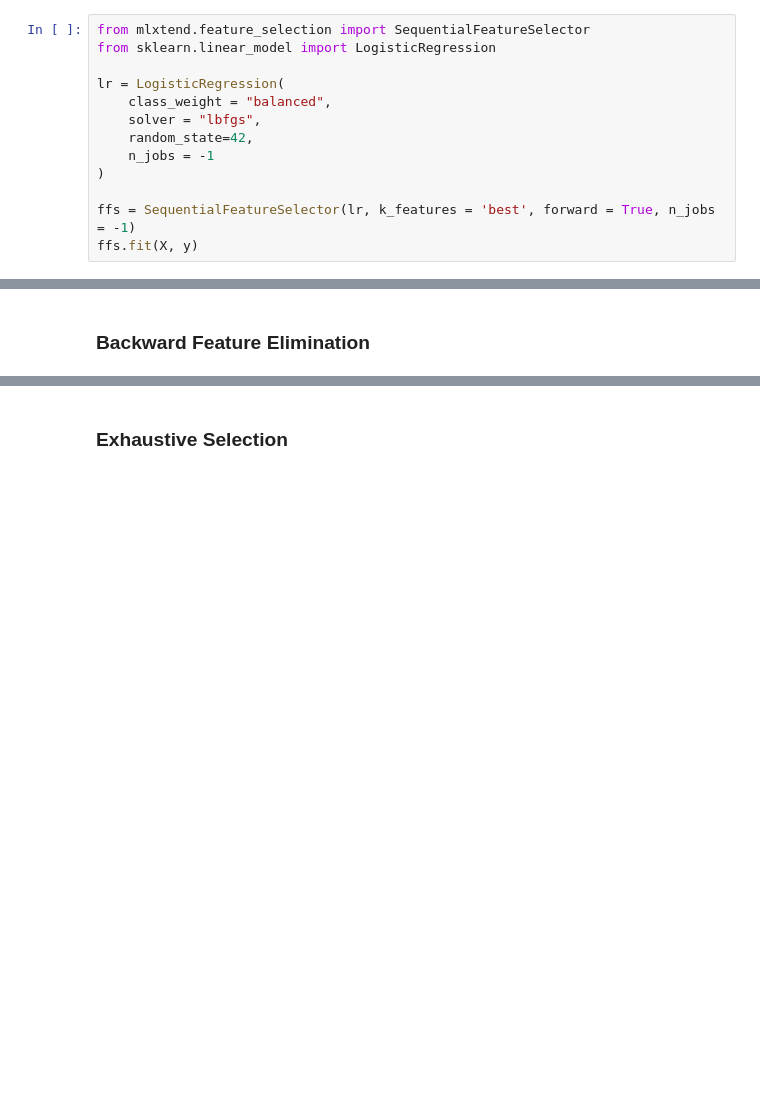
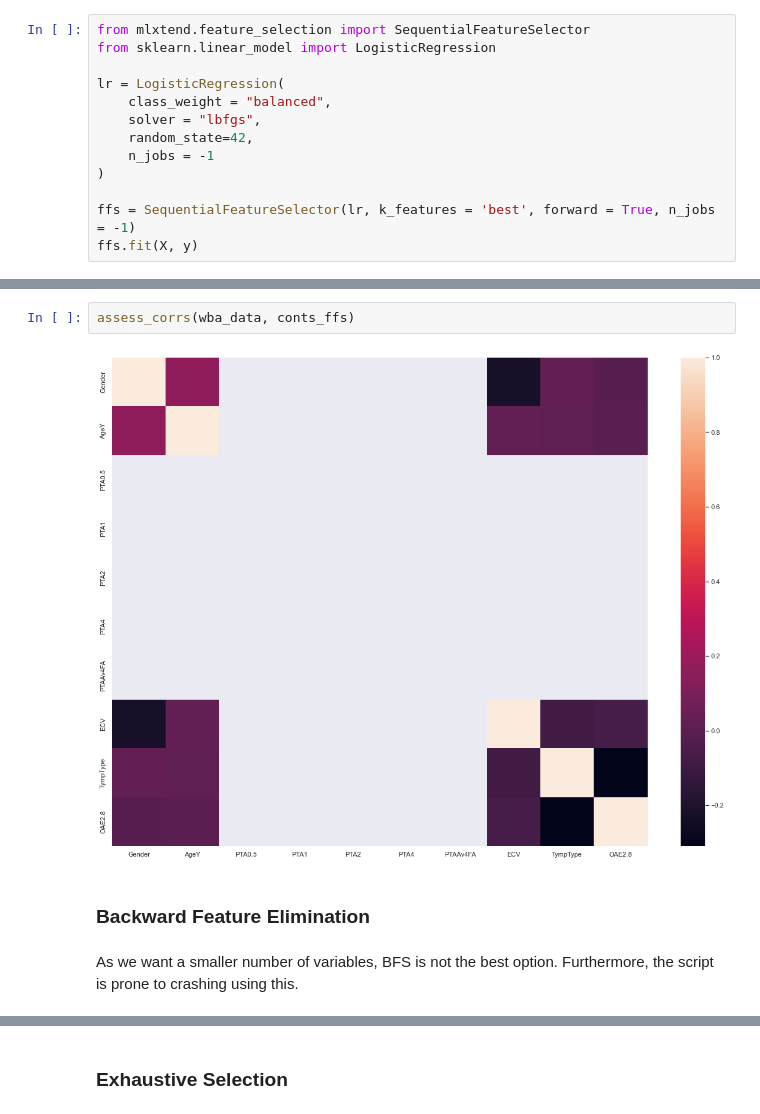
Before and after one commit to Charlene-L/CITS5553-Capstone-Project, a Jupyter notebook: ML Model/Benjamin/Feature Selection.ipynb, the cells around one changed output, grey strips where cells are left out. Drawn from its saved outputs; the diff is of its cells as text; blank space fills up the shorter version.

```diff
--- a/ML Model/Benjamin/Feature Selection.ipynb
+++ b/ML Model/Benjamin/Feature Selection.ipynb
@@ -326,3 +289,9 @@ assess_corrs(wba_data, features_ffs)
+# %%
+assess_corrs(wba_data, conts_ffs)
+# %% [output]
+[figure, added]
 # %% [markdown]
 ### Backward Feature Elimination
+# %% [markdown]
+As we want a smaller number of variables, BFS is not the best option. Furthermore, the script is prone to crashing using this.
 # %%
```
Also changed, not shown: parts of 34 cells of this notebook.
